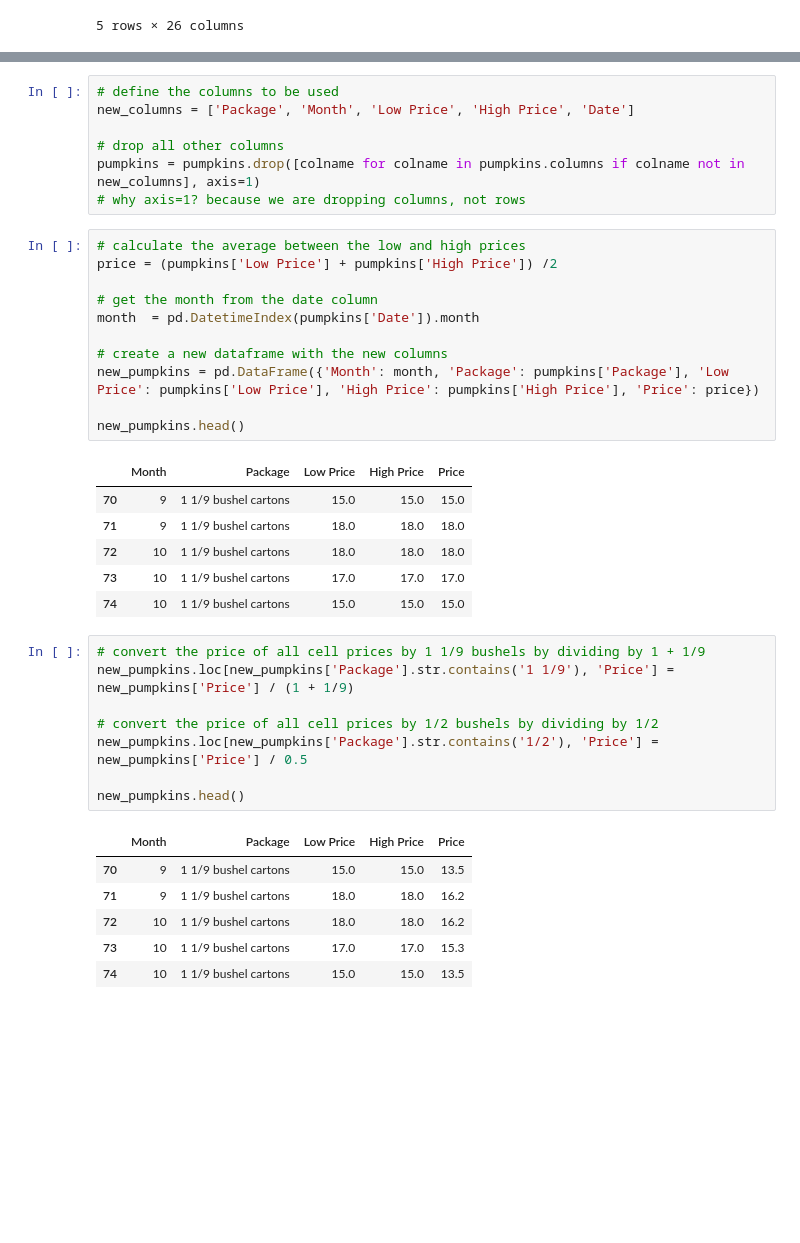
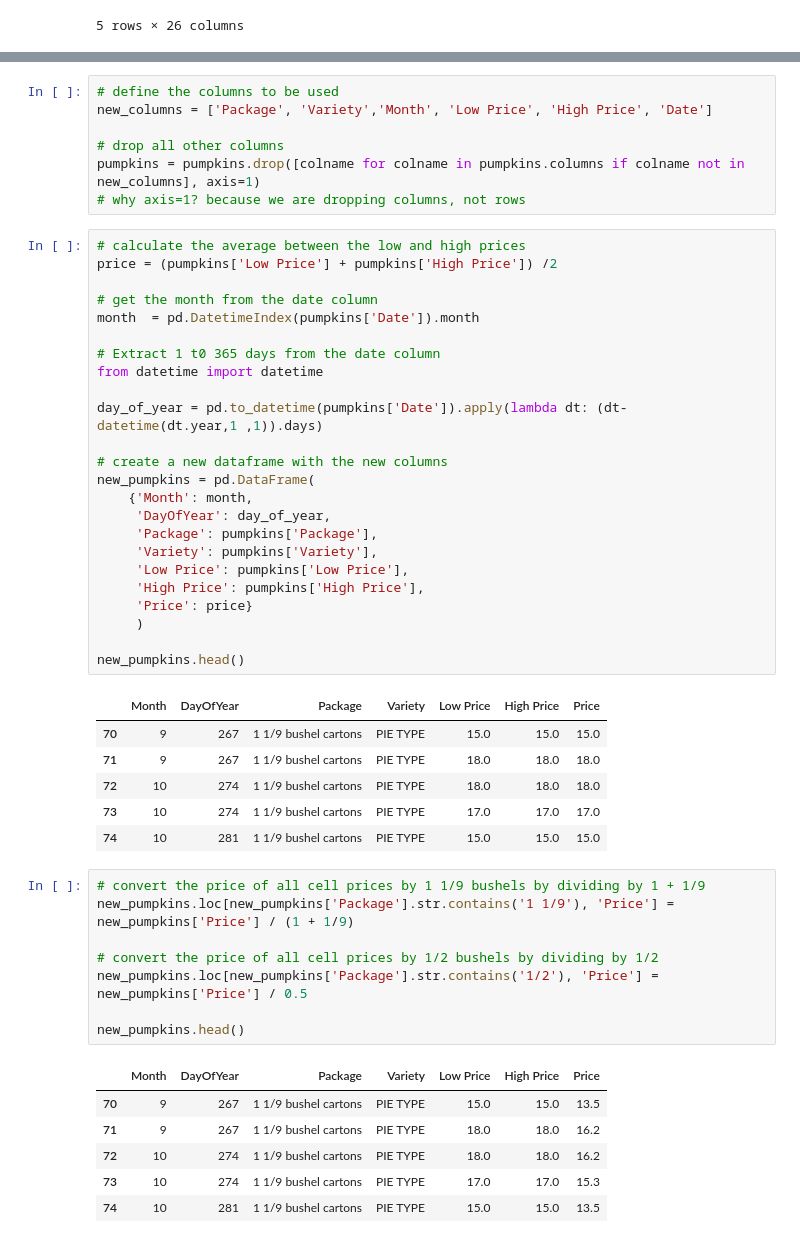
Before and after one commit to Li2angel/100_days_of_AIonEdge, a Jupyter notebook: Edge_AI_Assistant/notebooks/linear_regression.ipynb, the cells around one changed output, grey strips where cells are left out. Cells and saved outputs as stored; diff of their text form; blank space fills up the shorter version.

```diff
--- a/Edge_AI_Assistant/notebooks/linear_regression.ipynb
+++ b/Edge_AI_Assistant/notebooks/linear_regression.ipynb
@@ -197,7 +197,7 @@ Unnamed: 25        391
 dtype: int64
 # %%
 # define the columns to be used
-new_columns = ['Package', 'Month', 'Low Price', 'High Price', 'Date']
+new_columns = ['Package', 'Variety','Month', 'Low Price', 'High Price', 'Date']
 
 # drop all other columns
 pumpkins = pumpkins.drop([colname for colname in pumpkins.columns if colname not in new_columns], axis=1)
@@ -205,21 +205,34 @@ pumpkins = pumpkins.drop([colname for colname in pumpkins.columns if colname not
 # %%
 # calculate the average between the low and high prices
 price = (pumpkins['Low Price'] + pumpkins['High Price']) /2
 
 # get the month from the date column
 month  = pd.DatetimeIndex(pumpkins['Date']).month
 
+# Extract 1 t0 365 days from the date column
+from datetime import datetime
+
+day_of_year = pd.to_datetime(pumpkins['Date']).apply(lambda dt: (dt-datetime(dt.year,1 ,1)).days)
+
 # create a new dataframe with the new columns
-new_pumpkins = pd.DataFrame({'Month': month, 'Package': pumpkins['Package'], 'Low Price': pumpkins['Low Price'], 'High Price': pumpkins['High Price'], 'Price': price})
+new_pumpkins = pd.DataFrame(
+    {'Month': month,
+     'DayOfYear': day_of_year,
+     'Package': pumpkins['Package'],
+     'Variety': pumpkins['Variety'],
+     'Low Price': pumpkins['Low Price'],
+     'High Price': pumpkins['High Price'],
+     'Price': price}
+     )
 
 new_pumpkins.head()
 # %% [output]
-|  | Month | Package | Low Price | High Price | Price |
-| 70 | 9 | 1 1/9 bushel cartons | 15.0 | 15.0 | 15.0 |
-| 71 | 9 | 1 1/9 bushel cartons | 18.0 | 18.0 | 18.0 |
-| 72 | 10 | 1 1/9 bushel cartons | 18.0 | 18.0 | 18.0 |
-| 73 | 10 | 1 1/9 bushel cartons | 17.0 | 17.0 | 17.0 |
-| 74 | 10 | 1 1/9 bushel cartons | 15.0 | 15.0 | 15.0 |
+|  | Month | DayOfYear | Package | Variety | Low Price | High Price | Price |
+| 70 | 9 | 267 | 1 1/9 bushel cartons | PIE TYPE | 15.0 | 15.0 | 15.0 |
+| 71 | 9 | 267 | 1 1/9 bushel cartons | PIE TYPE | 18.0 | 18.0 | 18.0 |
+| 72 | 10 | 274 | 1 1/9 bushel cartons | PIE TYPE | 18.0 | 18.0 | 18.0 |
+| 73 | 10 | 274 | 1 1/9 bushel cartons | PIE TYPE | 17.0 | 17.0 | 17.0 |
+| 74 | 10 | 281 | 1 1/9 bushel cartons | PIE TYPE | 15.0 | 15.0 | 15.0 |
 # %%
 # convert the price of all cell prices by 1 1/9 bushels by dividing by 1 + 1/9
 new_pumpkins.loc[new_pumpkins['Package'].str.contains('1 1/9'), 'Price'] = new_pumpkins['Price'] / (1 + 1/9)
@@ -229,9 +242,9 @@ new_pumpkins.loc[new_pumpkins['Package'].str.contains('1/2'), 'Price'] = new_pum
 
 new_pumpkins.head()
 # %% [output]
-|  | Month | Package | Low Price | High Price | Price |
-| 70 | 9 | 1 1/9 bushel cartons | 15.0 | 15.0 | 13.5 |
-| 71 | 9 | 1 1/9 bushel cartons | 18.0 | 18.0 | 16.2 |
-| 72 | 10 | 1 1/9 bushel cartons | 18.0 | 18.0 | 16.2 |
-| 73 | 10 | 1 1/9 bushel cartons | 17.0 | 17.0 | 15.3 |
-| 74 | 10 | 1 1/9 bushel cartons | 15.0 | 15.0 | 13.5 |
+|  | Month | DayOfYear | Package | Variety | Low Price | High Price | Price |
+| 70 | 9 | 267 | 1 1/9 bushel cartons | PIE TYPE | 15.0 | 15.0 | 13.5 |
+| 71 | 9 | 267 | 1 1/9 bushel cartons | PIE TYPE | 18.0 | 18.0 | 16.2 |
+| 72 | 10 | 274 | 1 1/9 bushel cartons | PIE TYPE | 18.0 | 18.0 | 16.2 |
+| 73 | 10 | 274 | 1 1/9 bushel cartons | PIE TYPE | 17.0 | 17.0 | 15.3 |
+| 74 | 10 | 281 | 1 1/9 bushel cartons | PIE TYPE | 15.0 | 15.0 | 13.5 |
```
Also changed, not shown: parts of 18 cells of this notebook.
